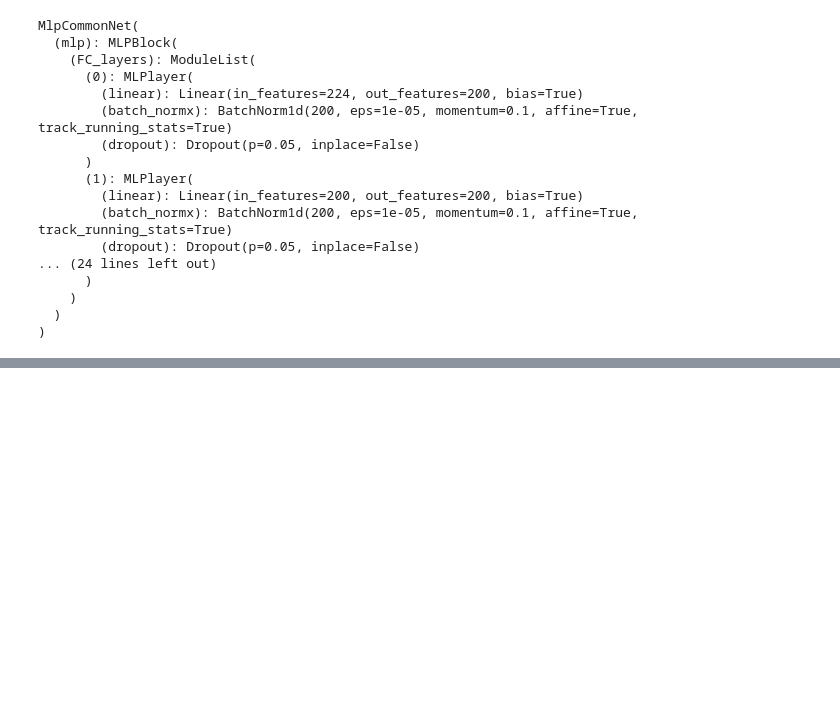
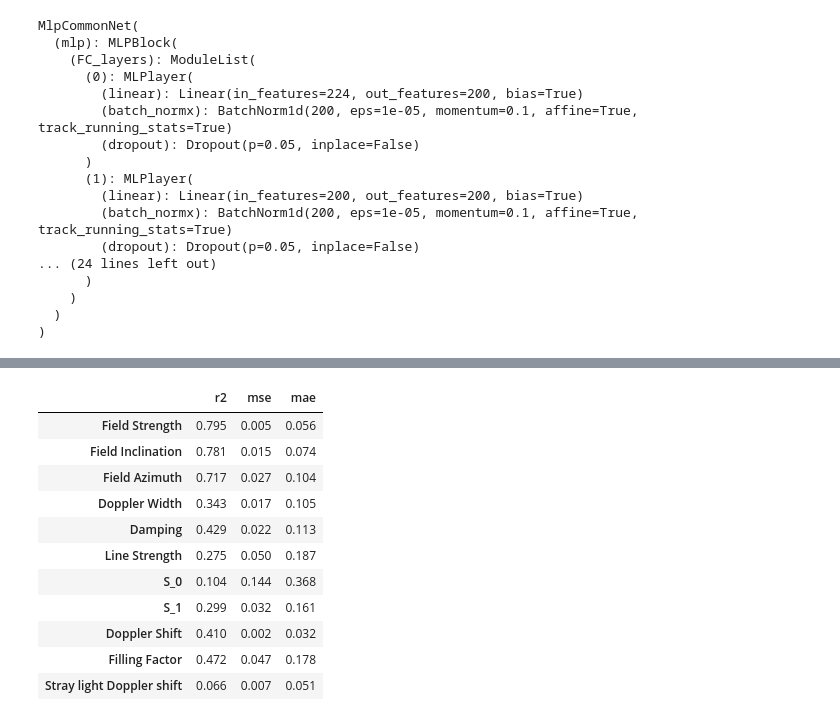
Before and after one commit to iknyazeva/InverseProblem, a Jupyter notebook: notebooks/model_mlp_common_train.ipynb, the cells around one changed output, grey strips where cells are left out. Saved outputs shown, nothing was run; the diff lists cells and outputs as text; code cells hidden in the pictures; blank space fills up the shorter version.

```diff
--- a/notebooks/model_mlp_common_train.ipynb
+++ b/notebooks/model_mlp_common_train.ipynb
@@ -149,0 +233,15 @@ Epoch 002 train_loss: 0.0599 val_loss 0.0124
+# %%
+compute_metrics(data, predicted)
+# %% [output]
+|  | r2 | mse | mae |
+| Field Strength | 0.795 | 0.005 | 0.056 |
+| Field Inclination | 0.781 | 0.015 | 0.074 |
+| Field Azimuth | 0.717 | 0.027 | 0.104 |
+| Doppler Width | 0.343 | 0.017 | 0.105 |
+| Damping | 0.429 | 0.022 | 0.113 |
+| Line Strength | 0.275 | 0.050 | 0.187 |
+| S_0 | 0.104 | 0.144 | 0.368 |
+| S_1 | 0.299 | 0.032 | 0.161 |
+| Doppler Shift | 0.410 | 0.002 | 0.032 |
+| Filling Factor | 0.472 | 0.047 | 0.178 |
+| Stray light Doppler shift | 0.066 | 0.007 | 0.051 |
```
Also changed, not shown: parts of 16 cells of this notebook.
